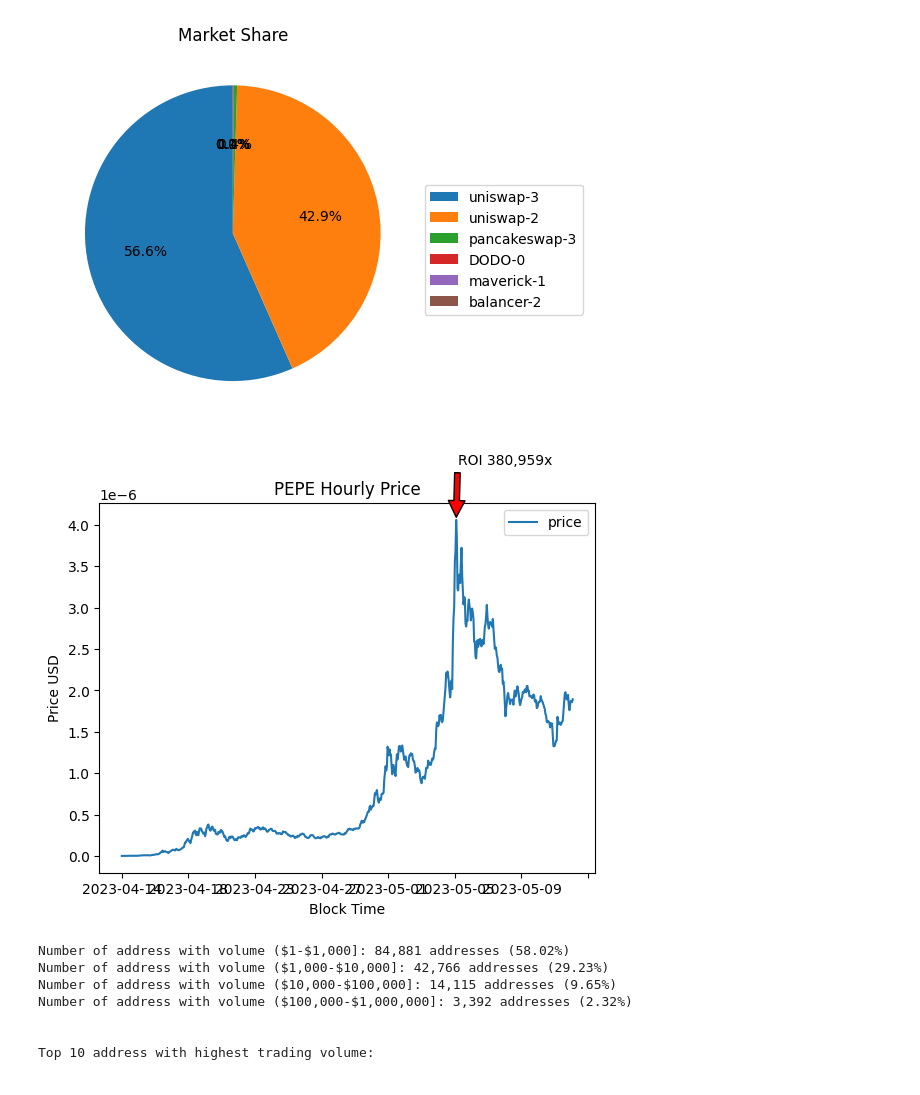
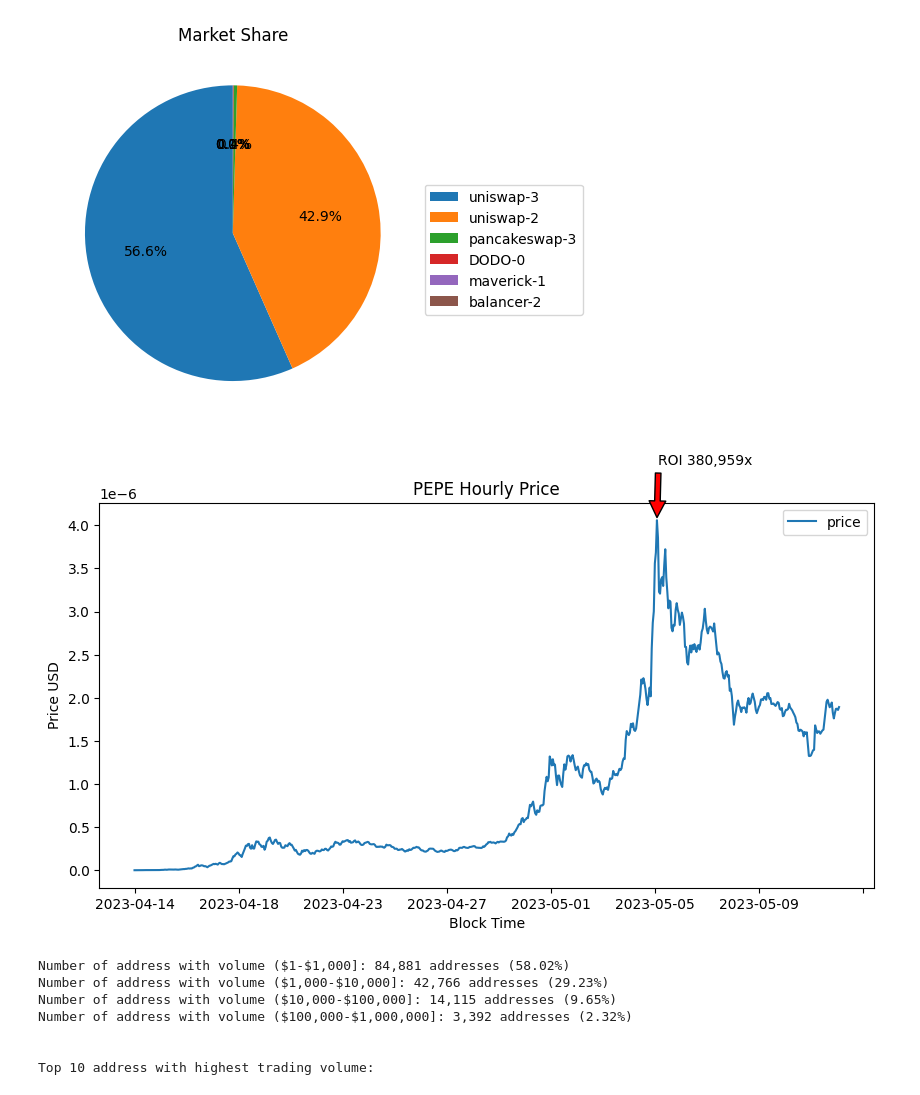
Before and after one commit to bazhkha/pepe-coin-analytics, a Jupyter notebook: index.ipynb, the cells around one changed output. Cells and saved outputs as stored; diff of their text form; code cells hidden in the pictures.

Commit message:
feat: change price graph figure size

```diff
--- a/index.ipynb
+++ b/index.ipynb
@@ -441,35 +441,36 @@ df_price = df_with_floor_time_by_hour[df_with_floor_time_by_hour['project'].notn
 df_price = df_price.groupby('block_time')['price'].mean().reset_index()
 df_price['block_time'] = pd.to_datetime(df_price['block_time']).dt.strftime('%Y-%m-%d')
 
 # Remove anomaly data
 df_price.drop(df_price[df_price['block_time'] == '2023-05-12'].index, inplace=True)
 
 init_price = df_price['price'].iloc[0]
 highest_price = df_price['price'].max()
 highest_price_index = df_price['price'].idxmax()
 roi = round(highest_price / init_price)
 
 # Draw figure
 ax = df_price.plot(
   kind='line',
   title='PEPE Hourly Price',
   x='block_time',
   y='price',
   xlabel='Block Time',
-  ylabel='Price USD'
+  ylabel='Price USD',
+  figsize=(10, 5)
 )
 ax.annotate(
   'ROI {:,}x'.format(roi),
   xy=(highest_price_index, highest_price),
   xycoords='data',
   xytext=(1, 40),
   textcoords='offset points',
   arrowprops=dict(facecolor='red', shrink=0.05),
 )
 
 plt.show()
 # %% [output]
-[figure, old version]
+[figure, new version]
 # %%
 # Address by volume
 def get_number_of_address_by_volume(min, max):
```
